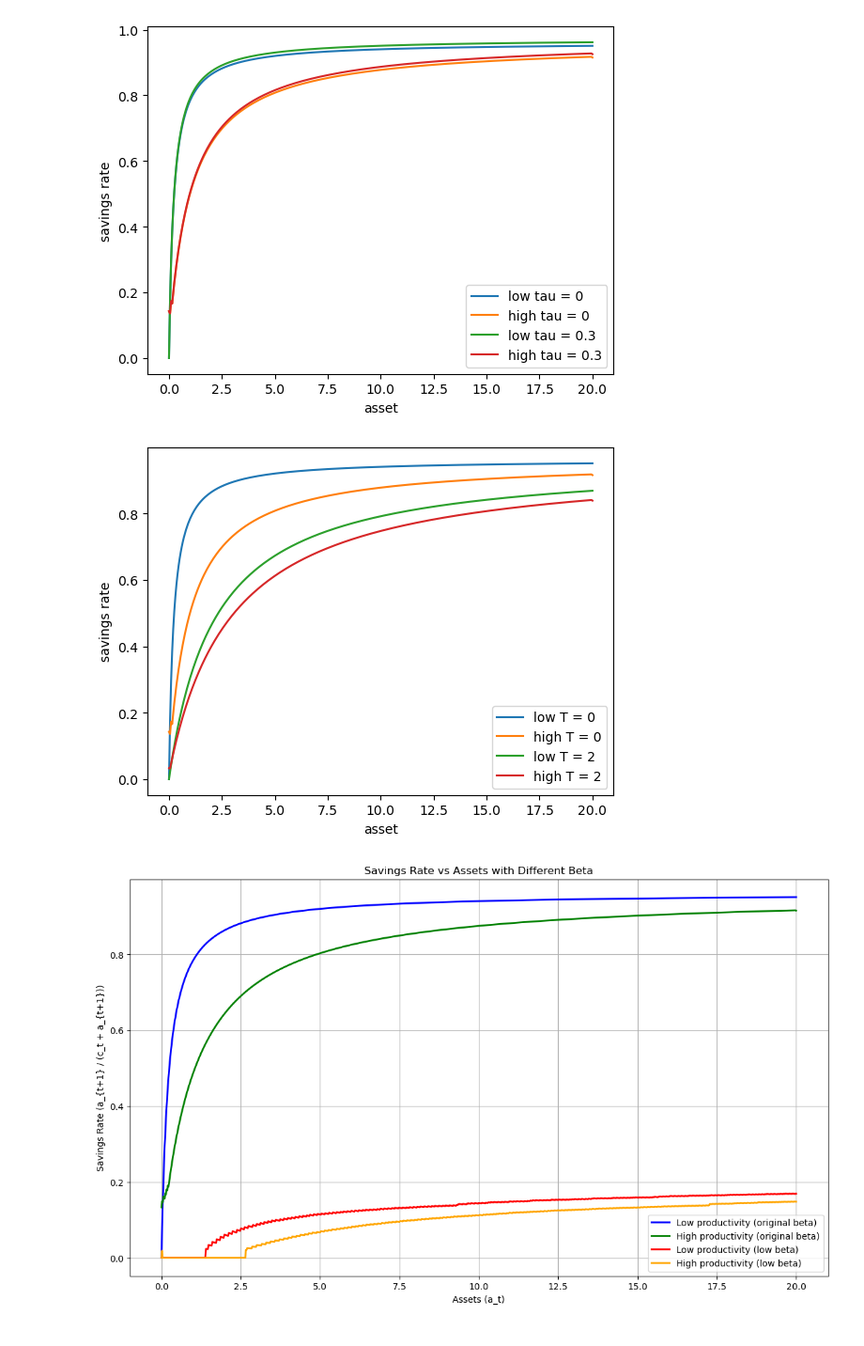
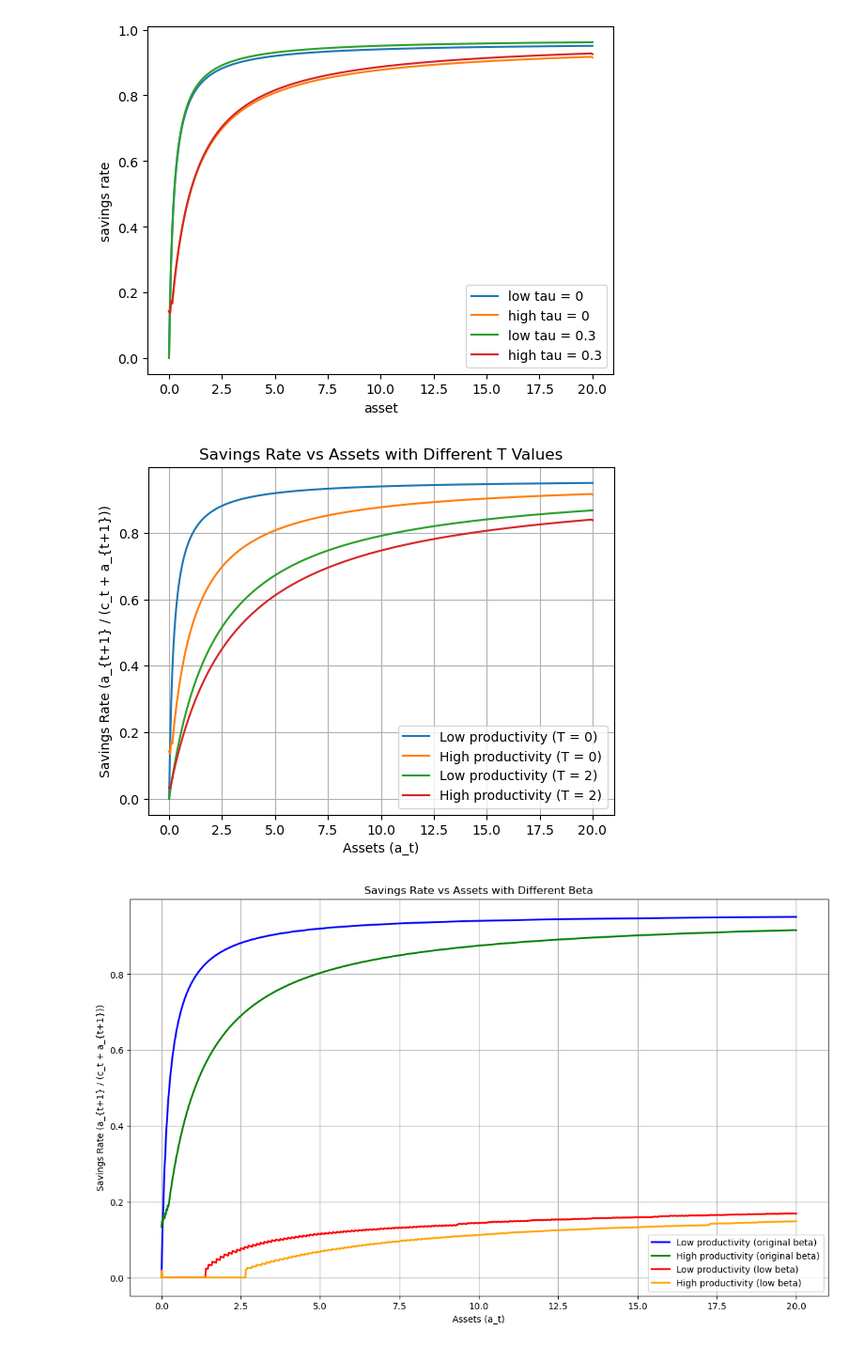
Before and after one commit to keiokrdyuzo/keio-quant-macro-latterhalf, a Jupyter notebook: probrem.ipynb, the cells around one changed output. Shown at 94% size. Saved outputs shown, nothing was run; the diff lists cells and outputs as text; code cells hidden in the pictures.

```diff
--- a/probrem.ipynb
+++ b/probrem.ipynb
@@ -369,11 +465,11 @@ def tauchen(n, mu, rho, sigma):
 
     return transition_matrix, state_space
 
-# Set parameters
-def setPar(T, sigma=1.5, beta=0.98, rho=0.6, sigma_eps=0.6, a_l=0, a_u=20, NA=401, NH=2, mu_h=-0.7, alpha=0.25, delta=0.03):
+# Set parameters for the model
+def set_parameters(T, sigma=1.5, beta=0.98, rho=0.6, sigma_eps=0.6, a_l=0, a_u=20, NA=401, NH=2, mu_h=-0.7, alpha=0.25, delta=0.03):
     pi, h = tauchen(NH, mu_h, rho, sigma_eps)
-    h = np.exp(h)
-    param = {
+    h = np.exp(h)  # Convert to exponential to get actual productivity levels
+    parameters = {
         'sigma': sigma,
         'beta': beta,
         'pi': pi,
@@ -386,14 +482,15 @@ def setPar(T, sigma=1.5, beta=0.98, rho=0.6, sigma_eps=0.6, a_l=0, a_u=20, NA=40
         'delta': delta,
         'T': T
     }
-    return param
+    return parameters
 
-# Solve household problem
-def solve_household(param, r, w):
-    NA, NH, h, a_l, a_u, sigma, beta, pi, T = param['NA'], param['NH'], param['h'], param['a_l'], param['a_u'], param['sigma'], param['beta'], param['pi'], param['T']
+# Solve the household problem
+def solve_household(parameters, r, w):
+    NA, NH, h, a_l, a_u, sigma, beta, pi, T = parameters['NA'], parameters['NH'], parameters['h'], parameters['a_l'], parameters['a_u'], parameters['sigma'], parameters['beta'], parameters['pi'], parameters['T']
     a = np.linspace(a_l, a_u, NA)
     util = np.full((NA, NA, NH), -10000.0)
 
+    # Utility calculation
     for ia in range(NA):
         for ih in range(NH):
             for iap in range(NA):
@@ -401,12 +498,12 @@ def solve_household(param, r, w):
                 if cons > 0:
                     util[iap, ia, ih] = cons ** (1 - sigma) / (1 - sigma)
 
+    # Value function iteration
     v = np.zeros((NA, NH))
     c = np.zeros((NA, NH))
     aplus = np.zeros((NA, NH))
     v_new = np.zeros((NA, NH))
     iaplus = np.full((NA, NH), -10000)
-
     tol, test = 1e-6, 10.0
     reward = np.zeros((NA, NA, NH))
 
@@ -424,51 +521,55 @@ def solve_household(param, r, w):
 
     aplus = a[iaplus]
 
+    # Consumption calculation
     for ia in range(NA):
         for ih in range(NH):
             c[ia, ih] = w * h[ih] + (1 + r) * a[ia] + T - aplus[ia, ih]
 
     return aplus, iaplus, c
 
-# Get distribution
-def get_distribution(param, decisions):
-    NA, NH, iaplus, pi = param['NA'], param['NH'], decisions[1], param['pi']
-    test, phi = 10, np.ones((NA, NH)) / NA / NH
+# Get distribution function
+def get_distribution(parameters, decisions):
+    NA, NH, iaplus, pi = parameters['NA'], parameters['NH'], decisions[1], parameters['pi']
+    test, phi = 10, np.ones((NA, NH)) / (NA * NH)
 
     while test > 1e-8:
         phi_new = np.zeros((NA, NH))
         for ia in range(NA):
             for ih in range(NH):
                 for ihp in range(NH):
                     phi_new[iaplus[ia, ih], ihp] += pi[ih, ihp] * phi[ia, ih]
         test = np.max(np.abs(phi_new - phi))
         phi = phi_new
 
     return phi
 
 # Plotting function
 def plot_savings_rate(param_list, r, w):
     for param in param_list:
         decisions = solve_household(param, r, w)
         aplus, c = decisions[0], decisions[2]
         a = np.linspace(param['a_l'], param['a_u'], param['NA'])
         label = f'T = {param["T"]}'
-        plt.plot(a, aplus[:, 0] / (c[:, 0] + aplus[:, 0]), label=f'low {label}')
-        plt.plot(a, aplus[:, 1] / (c[:, 1] + aplus[:, 1]), label=f'high {label}')
+        plt.plot(a, aplus[:, 0] / (c[:, 0] + aplus[:, 0]), label=f'Low productivity ({label})')
+        plt.plot(a, aplus[:, 1] / (c[:, 1] + aplus[:, 1]), label=f'High productivity ({label})')
 
-    plt.xlabel("asset")
-    plt.ylabel("savings rate")
+    plt.xlabel("Assets (a_t)")
+    plt.ylabel("Savings Rate (a_{t+1} / (c_t + a_{t+1}))")
+    plt.title("Savings Rate vs Assets with Different T Values")
     plt.legend()
+    plt.grid(True)
     plt.show()
 
-# Parameters
-T_values = [0, 2]  # 政府からの一括補助金の額を0と2で設定
+# Parameters for different values of T
+T_values = [0, 2]  # Government lump-sum transfer amounts set to 0 and 2
 r, w = 0.04, 1
-param_list = [setPar(T) for T in T_values]
+param_list = [set_parameters(T) for T in T_values]
 
+# Plot the savings rate
 plot_savings_rate(param_list, r, w)
 # %% [output]
-[figure, old version]
+[figure, new version]
 # %%
 import numpy as np
 from scipy.stats import norm
```
Also changed, not shown: parts of 3 cells of this notebook.
